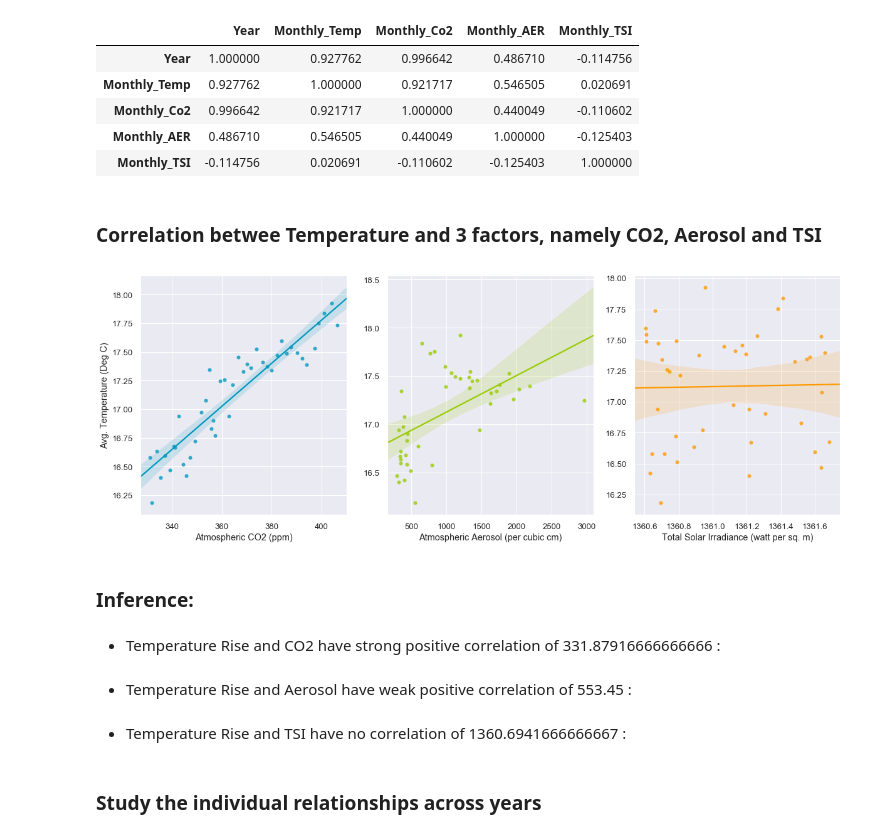
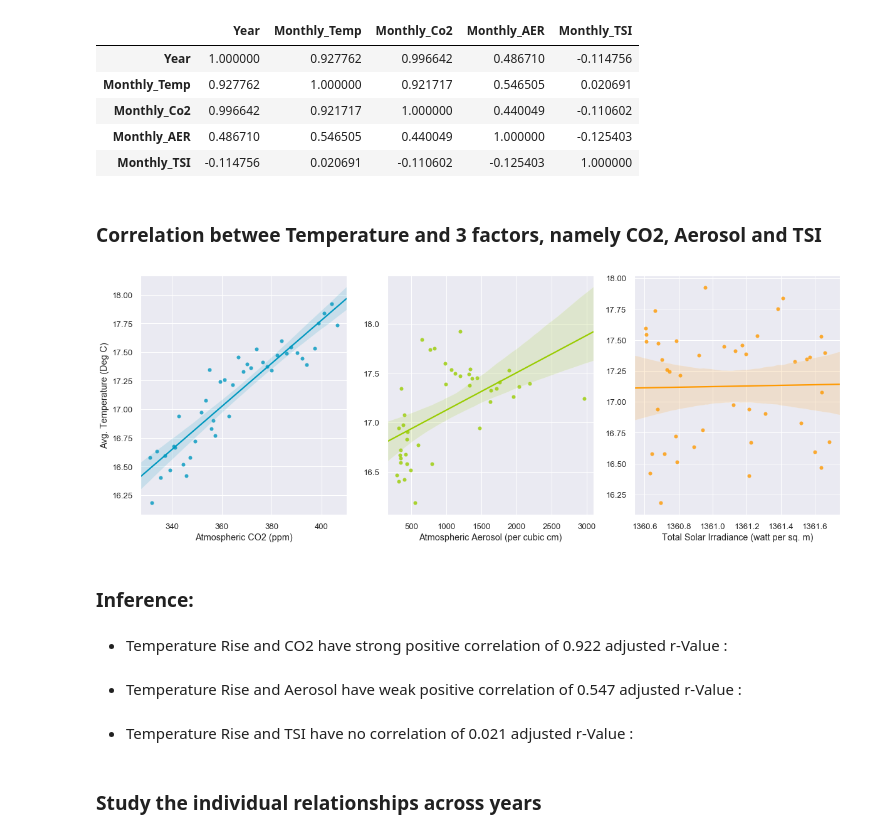
Before and after one commit to Madhuram-S/Thermal_Warming, a Jupyter notebook: Code/exploreTemp_Variables_correlation_latest.ipynb, the cells around one changed output. Drawn from its saved outputs; the diff is of its cells as text; code cells hidden in the pictures.

```diff
--- a/Code/exploreTemp_Variables_correlation_latest.ipynb
+++ b/Code/exploreTemp_Variables_correlation_latest.ipynb
@@ -298,30 +298,30 @@ corrDF
 # %%
 printmd("### Correlation betwee Temperature and 3 factors, namely CO2, Aerosol and TSI")
 #create 3 subplots to show correlation
 with sns.color_palette(n_colors = 3):
     fig, axs = plt.subplots(1, 3, figsize = (20, 7))
     sns.regplot(x = 'Monthly_Co2', y= 'Monthly_Temp', data = temp_3var_GDF, ax = axs[0], color = '#0098BF')
     sns.regplot(x = 'Monthly_AER', y= 'Monthly_Temp', data = temp_3var_GDF, ax = axs[1], color = '#99CC00')
     sns.regplot(x = 'Monthly_TSI', y= 'Monthly_Temp', data = temp_3var_GDF, ax = axs[2], color = '#FF9900')
 
     axs[0].set(xlabel='Atmospheric CO2 (ppm)', ylabel='Avg. Temperature (Deg C)')
     axs[1].set(xlabel='Atmospheric Aerosol (per cubic cm)', ylabel='')
     axs[2].set(xlabel='Total Solar Irradiance (watt per sq. m)', ylabel='')
 
 plt.savefig(os.path.join(image_dir,'CorrelationPlot.png'))
 plt.show()
 
 printmd("### Inference:")
-printmd(f"- Temperature Rise and CO2 have strong positive correlation of {temp_3var_GDF.iloc[1,2]} :")
-printmd(f"- Temperature Rise and Aerosol have weak positive correlation of {temp_3var_GDF.iloc[1,3]} :")
-printmd(f"- Temperature Rise and TSI have no correlation of {temp_3var_GDF.iloc[1,4]} :")
+printmd(f"- Temperature Rise and CO2 have strong positive correlation of {round(corrDF.iloc[1,2],3)} adjusted r-Value :")
+printmd(f"- Temperature Rise and Aerosol have weak positive correlation of {round(corrDF.iloc[1,3],3)} adjusted r-Value  :")
+printmd(f"- Temperature Rise and TSI have no correlation of {round(corrDF.iloc[1,4],3)} adjusted r-Value  :")
 # %% [output]
 ### Correlation betwee Temperature and 3 factors, namely CO2, Aerosol and TSI
-[figure, old version]
+[figure, new version]
 ### Inference:
-- Temperature Rise and CO2 have strong positive correlation of 331.87916666666666 :
+- Temperature Rise and CO2 have strong positive correlation of 0.922 adjusted r-Value :
-- Temperature Rise and Aerosol have weak positive correlation of 553.45 :
+- Temperature Rise and Aerosol have weak positive correlation of 0.547 adjusted r-Value  :
-- Temperature Rise and TSI have no correlation of 1360.6941666666667 :
+- Temperature Rise and TSI have no correlation of 0.021 adjusted r-Value  :
 # %% [markdown]
 ### Study the individual relationships across years
 # %%
```
